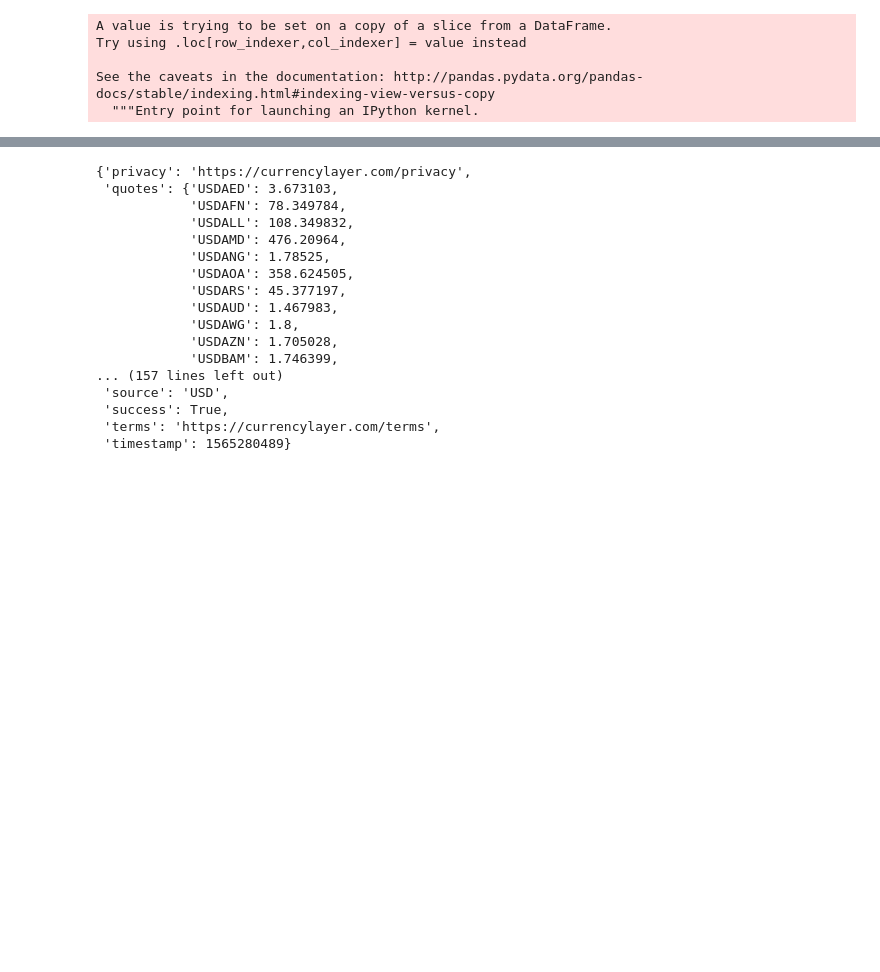
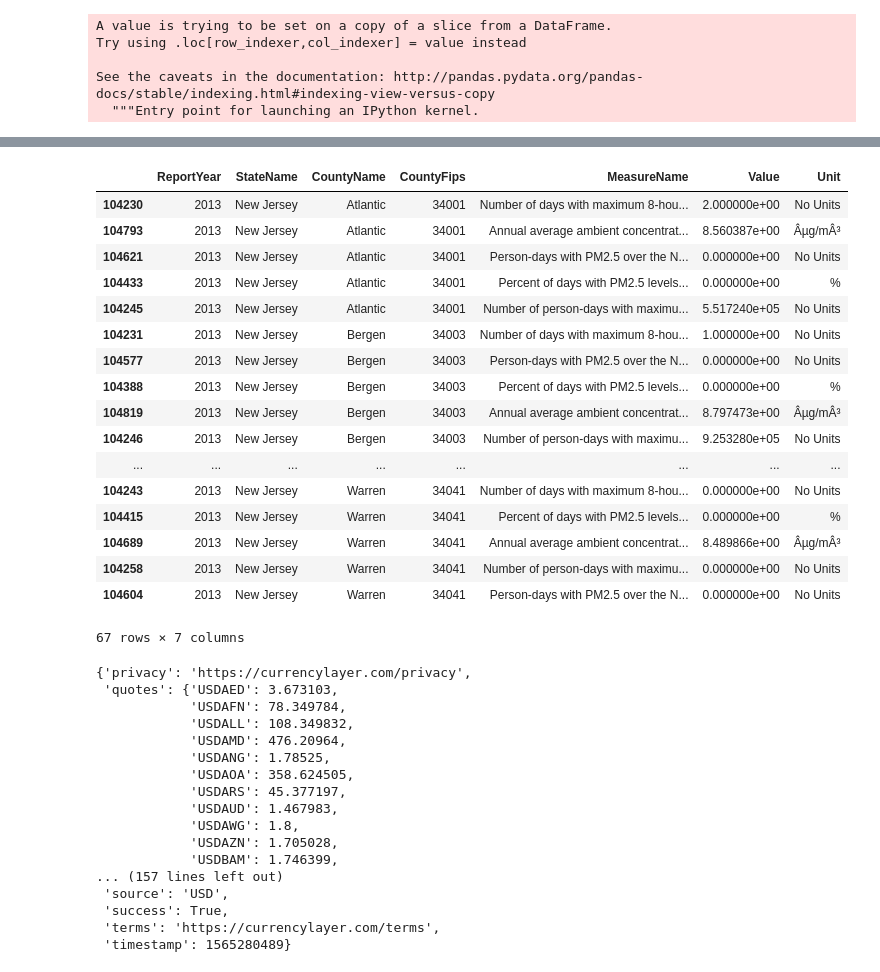
Before and after one commit to cblasi111/ETL_Project_SF, a Jupyter notebook: ETL_Project.ipynb, the cells around one changed output, grey strips where cells are left out. Saved outputs shown, nothing was run; the diff lists cells and outputs as text; code cells hidden in the pictures; blank space fills up the shorter version.

```diff
--- a/ETL_Project.ipynb
+++ b/ETL_Project.ipynb
@@ -148,6 +148,33 @@ pollution_df.head()
 | 2 | 83 | Number of days with maximum 8-hou... | Counts | State x County | 1 | Alabama | 1073 | ... |
 | 3 | 83 | Number of days with maximum 8-hou... | Counts | State x County | 1 | Alabama | 1079 | ... |
 | 4 | 83 | Number of days with maximum 8-hou... | Counts | State x County | 1 | Alabama | 1089 | ... |
+# %%
+#Pollution Cleaned
+x = pollution_df.loc[pollution_df['StateName'] == "New Jersey"] #selects only where StateName column value = New Jersey
+y = x.loc[x['ReportYear'] == 2013]  #filters where report year = 2013
+y
+pollution_clean = y[['ReportYear','StateName','CountyName','CountyFips','MeasureName', 'Value', 'Unit']]
+pollution_clean2 = pollution_clean.sort_values(by="CountyName", ascending=True)
+pollution_clean2
+# %% [output]
+|  | ReportYear | StateName | CountyName | CountyFips | MeasureName | Value | Unit |
+| 104230 | 2013 | New Jersey | Atlantic | 34001 | Number of days with maximum 8-hou... | 2.000000e+00 | No Units |
+| 104793 | 2013 | New Jersey | Atlantic | 34001 | Annual average ambient concentrat... | 8.560387e+00 | Âµg/mÂ³ |
+| 104621 | 2013 | New Jersey | Atlantic | 34001 | Person-days with PM2.5 over the N... | 0.000000e+00 | No Units |
+| 104433 | 2013 | New Jersey | Atlantic | 34001 | Percent of days with PM2.5 levels... | 0.000000e+00 | % |
+| 104245 | 2013 | New Jersey | Atlantic | 34001 | Number of person-days with maximu... | 5.517240e+05 | No Units |
+| 104231 | 2013 | New Jersey | Bergen | 34003 | Number of days with maximum 8-hou... | 1.000000e+00 | No Units |
+| 104577 | 2013 | New Jersey | Bergen | 34003 | Person-days with PM2.5 over the N... | 0.000000e+00 | No Units |
+| 104388 | 2013 | New Jersey | Bergen | 34003 | Percent of days with PM2.5 levels... | 0.000000e+00 | % |
+| 104819 | 2013 | New Jersey | Bergen | 34003 | Annual average ambient concentrat... | 8.797473e+00 | Âµg/mÂ³ |
+| 104246 | 2013 | New Jersey | Bergen | 34003 | Number of person-days with maximu... | 9.253280e+05 | No Units |
+| ... | ... | ... | ... | ... | ... | ... | ... |
+| 104243 | 2013 | New Jersey | Warren | 34041 | Number of days with maximum 8-hou... | 0.000000e+00 | No Units |
+| 104415 | 2013 | New Jersey | Warren | 34041 | Percent of days with PM2.5 levels... | 0.000000e+00 | % |
+| 104689 | 2013 | New Jersey | Warren | 34041 | Annual average ambient concentrat... | 8.489866e+00 | Âµg/mÂ³ |
+| 104258 | 2013 | New Jersey | Warren | 34041 | Number of person-days with maximu... | 0.000000e+00 | No Units |
+| 104604 | 2013 | New Jersey | Warren | 34041 | Person-days with PM2.5 over the N... | 0.000000e+00 | No Units |
+67 rows × 7 columns
 # %%
 url = "http://www.apilayer.net/api/live?access_key=19238a2e4ea4929cdb02da1564124e83"
 
```
Also changed, not shown: parts of 2 cells of this notebook.
